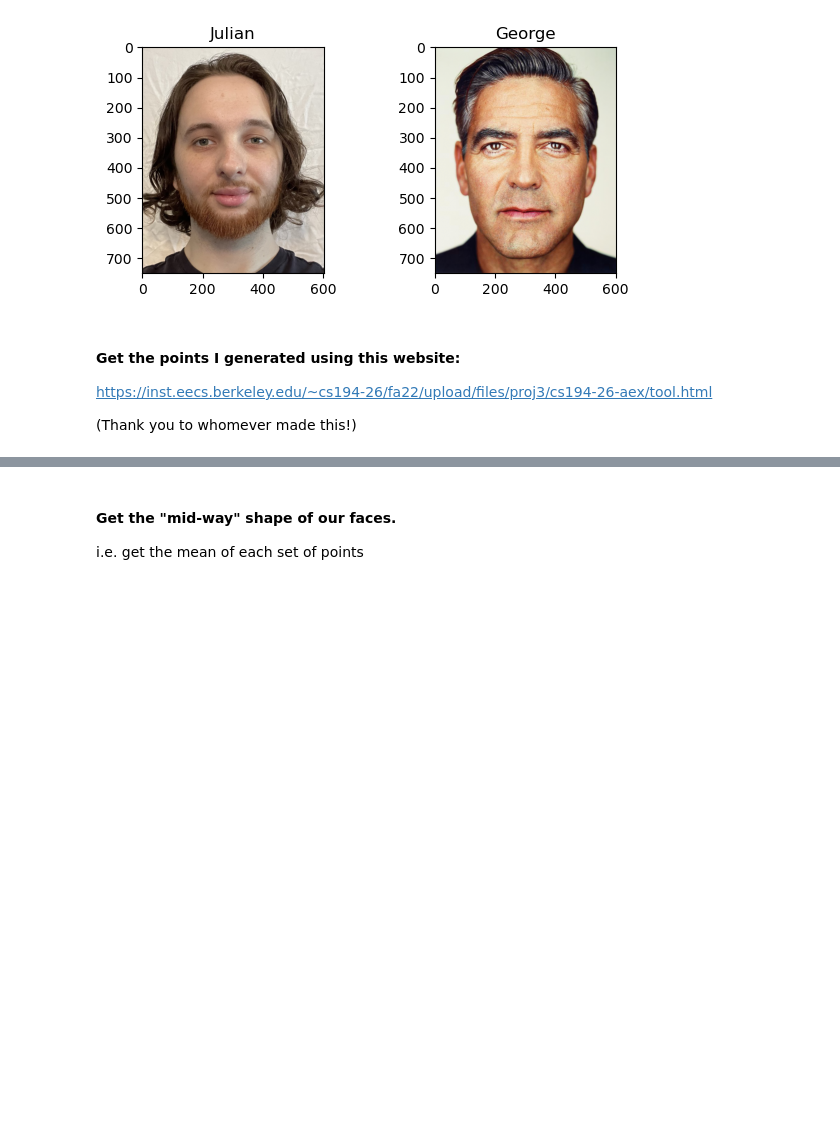
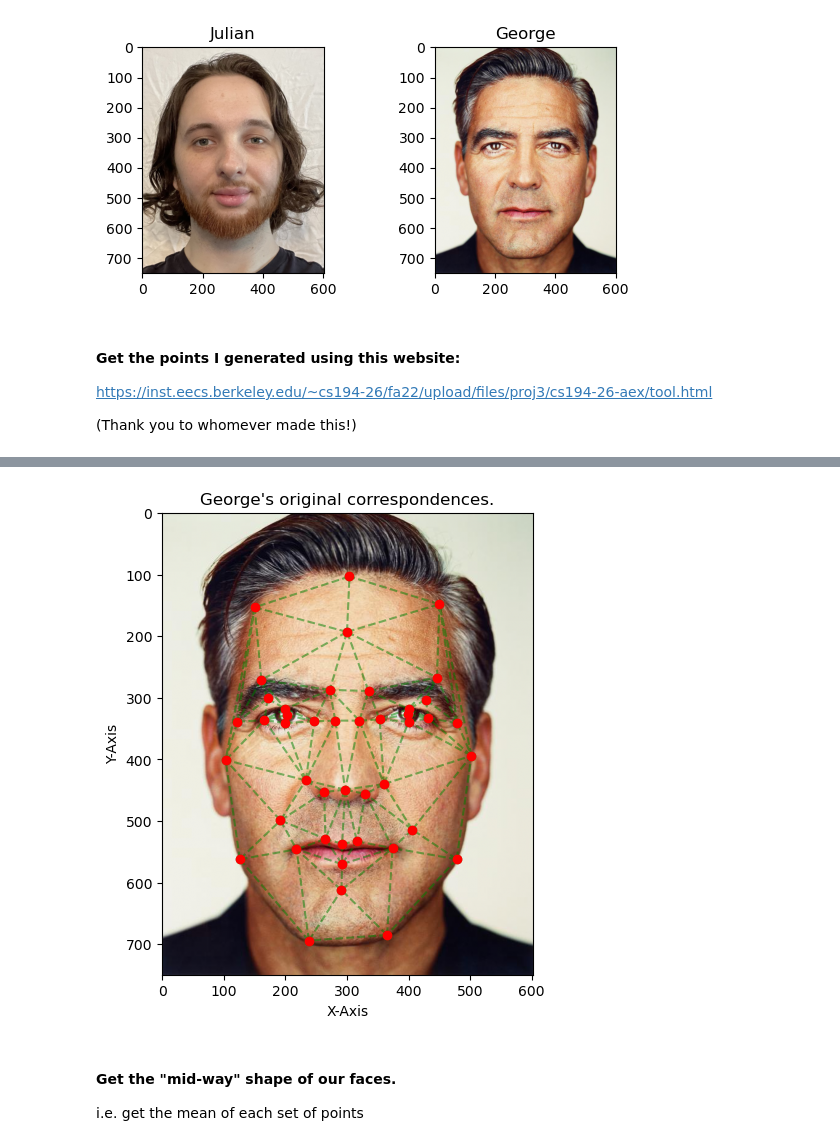
Before and after one commit to hackerzilla/cs180, a Jupyter notebook: proj3/code/main.ipynb, the cells around one changed output, grey strips where cells are left out. Drawn from its saved outputs; the diff is of its cells as text; code cells hidden in the pictures; blank space fills up the shorter version.

```diff
--- a/proj3/code/main.ipynb
+++ b/proj3/code/main.ipynb
@@ -46,3 +50,7 @@ george_pts = np.array(george_pts)
+# %%
+DisplayFaceTrisAndPts(george, GetTriangulationObject(george_pts), george_pts, 'George\'s original correspondences.')
+# %% [output]
+[figure, added]
 # %% [markdown]
 #### Get the "mid-way" shape of our faces.
 i.e. get the mean of each set of points
```
Also changed, not shown: parts of 13 cells of this notebook, 1 other file.
